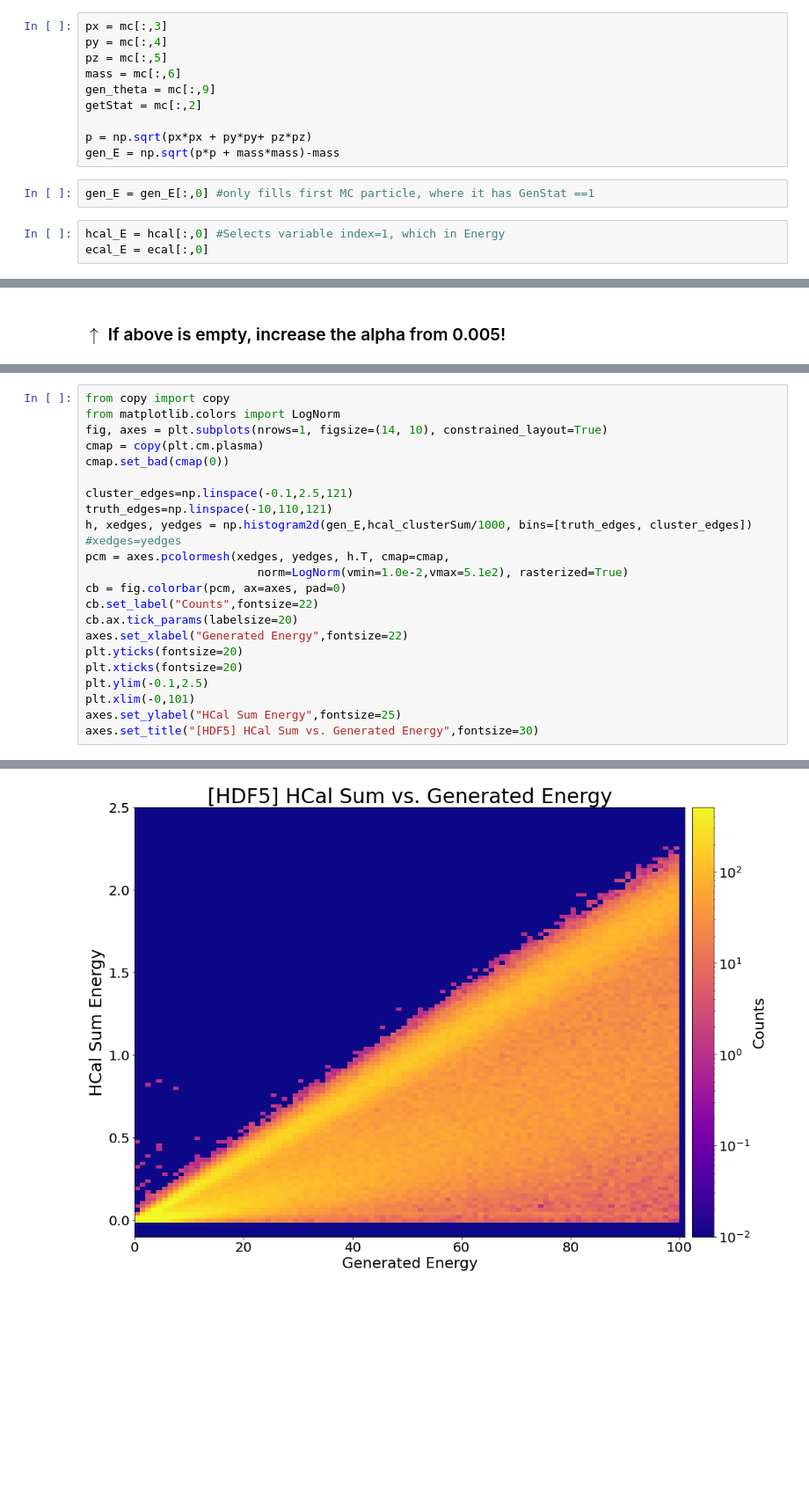
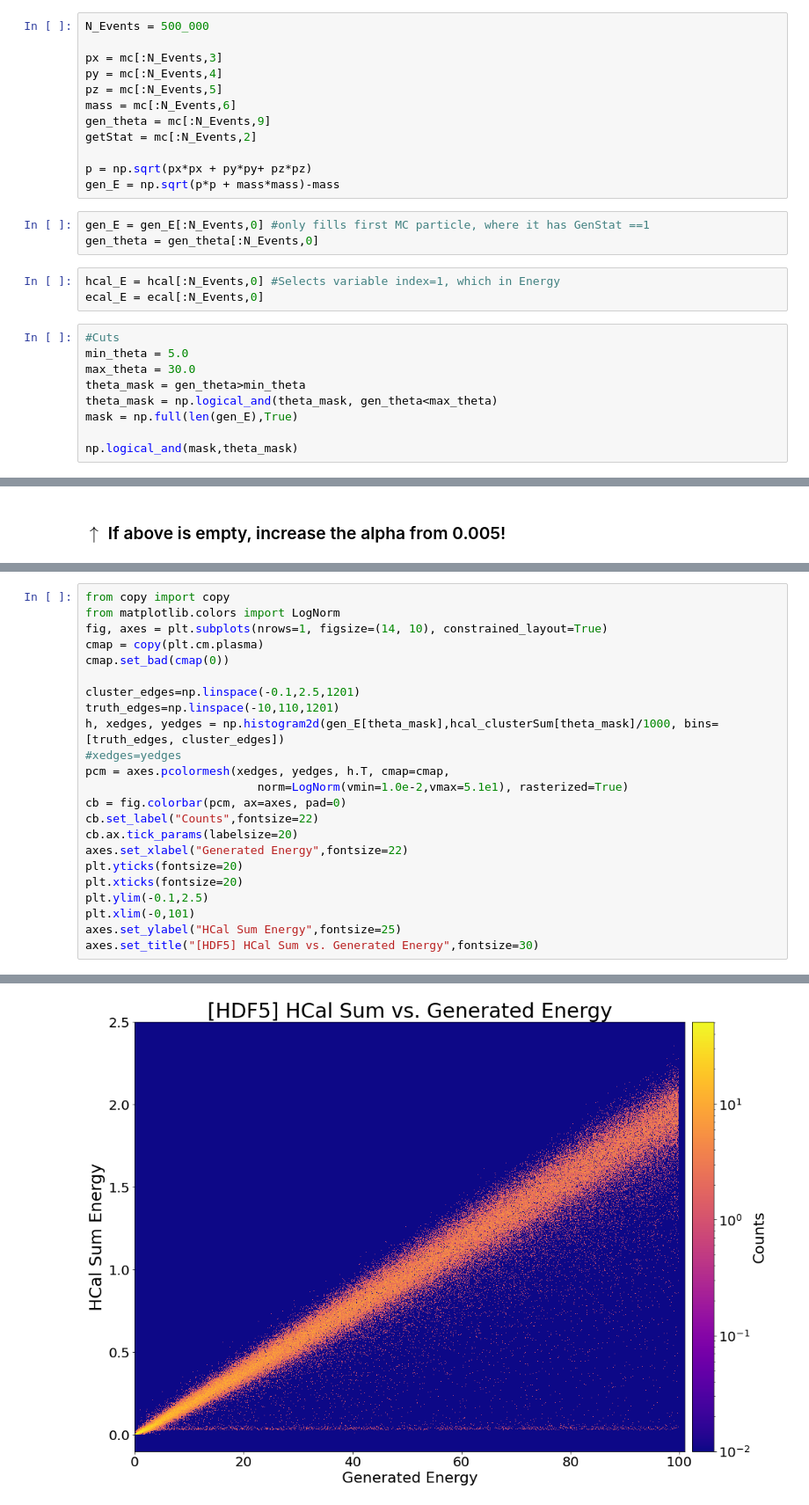
Before and after one commit to eiccodesign/regressiononly, a Jupyter notebook: H5_hitQA.ipynb, the cells around one changed output, grey strips where cells are left out. Shown at 88% size. Cells and saved outputs as stored; diff of their text form; blank space fills up the shorter version.

```diff
--- a/H5_hitQA.ipynb
+++ b/H5_hitQA.ipynb
@@ -258,15 +269,27 @@ plt.show()
 # %%
-px = mc[:,3]
-py = mc[:,4]
-pz = mc[:,5]
-mass = mc[:,6]
-gen_theta = mc[:,9]
-getStat = mc[:,2]
+N_Events = 500_000
+
+px = mc[:N_Events,3]
+py = mc[:N_Events,4]
+pz = mc[:N_Events,5]
+mass = mc[:N_Events,6]
+gen_theta = mc[:N_Events,9]
+getStat = mc[:N_Events,2]
 
 p = np.sqrt(px*px + py*py+ pz*pz)
 gen_E = np.sqrt(p*p + mass*mass)-mass
 # %%
-gen_E = gen_E[:,0] #only fills first MC particle, where it has GenStat ==1
+gen_E = gen_E[:N_Events,0] #only fills first MC particle, where it has GenStat ==1
+gen_theta = gen_theta[:N_Events,0]
 # %%
-hcal_E = hcal[:,0] #Selects variable index=1, which in Energy
-ecal_E = ecal[:,0]
+hcal_E = hcal[:N_Events,0] #Selects variable index=1, which in Energy
+ecal_E = ecal[:N_Events,0]
+# %%
+#Cuts
+min_theta = 5.0
+max_theta = 30.0
+theta_mask = gen_theta>min_theta
+theta_mask = np.logical_and(theta_mask, gen_theta<max_theta)
+mask = np.full(len(gen_E),True)
+
+np.logical_and(mask,theta_mask)
@@ -299,29 +355,29 @@ _ = plt.suptitle("HDF5",fontsize=30)
 # %%
 from copy import copy
 from matplotlib.colors import LogNorm
 fig, axes = plt.subplots(nrows=1, figsize=(14, 10), constrained_layout=True)
 cmap = copy(plt.cm.plasma)
 cmap.set_bad(cmap(0))
 
-cluster_edges=np.linspace(-0.1,2.5,121)
-truth_edges=np.linspace(-10,110,121)
-h, xedges, yedges = np.histogram2d(gen_E,hcal_clusterSum/1000, bins=[truth_edges, cluster_edges])
+cluster_edges=np.linspace(-0.1,2.5,1201)
+truth_edges=np.linspace(-10,110,1201)
+h, xedges, yedges = np.histogram2d(gen_E[theta_mask],hcal_clusterSum[theta_mask]/1000, bins=[truth_edges, cluster_edges])
 #xedges=yedges
 pcm = axes.pcolormesh(xedges, yedges, h.T, cmap=cmap,
-                         norm=LogNorm(vmin=1.0e-2,vmax=5.1e2), rasterized=True)
+                         norm=LogNorm(vmin=1.0e-2,vmax=5.1e1), rasterized=True)
 cb = fig.colorbar(pcm, ax=axes, pad=0)
 cb.set_label("Counts",fontsize=22)
 cb.ax.tick_params(labelsize=20)
 axes.set_xlabel("Generated Energy",fontsize=22)
 plt.yticks(fontsize=20)
 plt.xticks(fontsize=20)
 plt.ylim(-0.1,2.5)
 plt.xlim(-0,101)
 axes.set_ylabel("HCal Sum Energy",fontsize=25)
 axes.set_title("[HDF5] HCal Sum vs. Generated Energy",fontsize=30)
 # %% [output]
 Text(0.5, 1.0, '[HDF5] HCal Sum vs. Generated Energy')
-[figure, old version]
+[figure, new version]
 # %%
 fig, axes = plt.subplots(nrows=1, ncols=2, figsize=(18, 6), constrained_layout=True)
 
```
Also changed, not shown: parts of 18 cells of this notebook, 4 other files.
